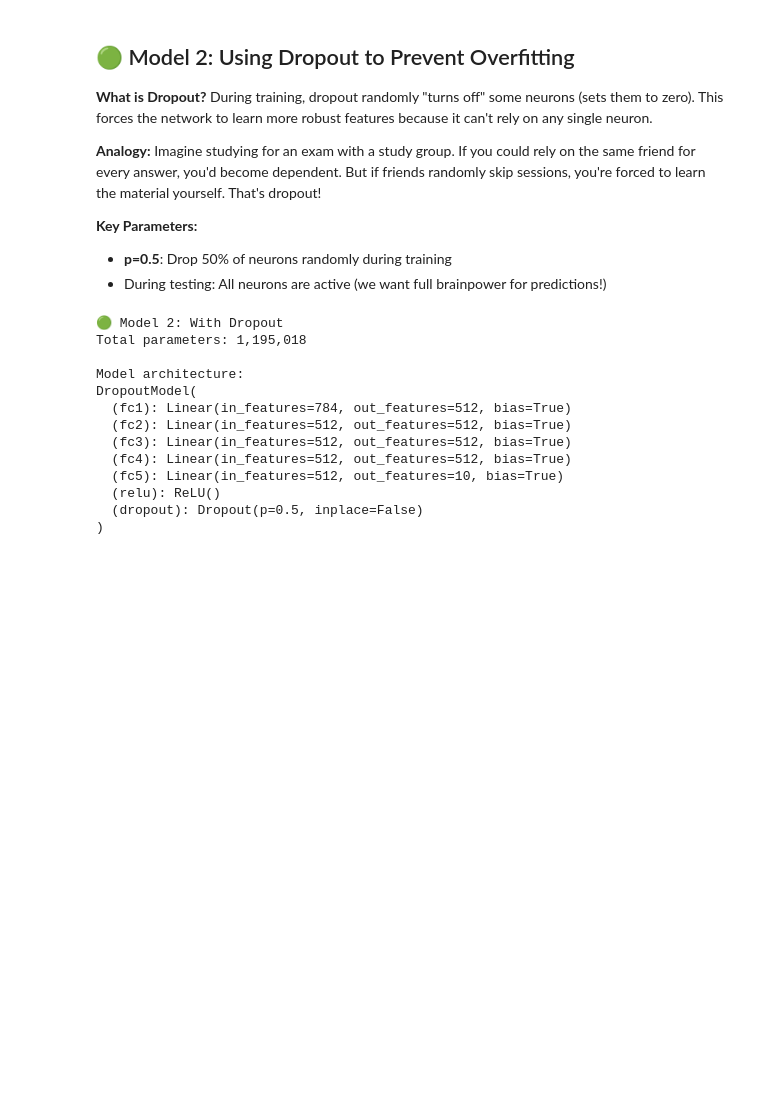
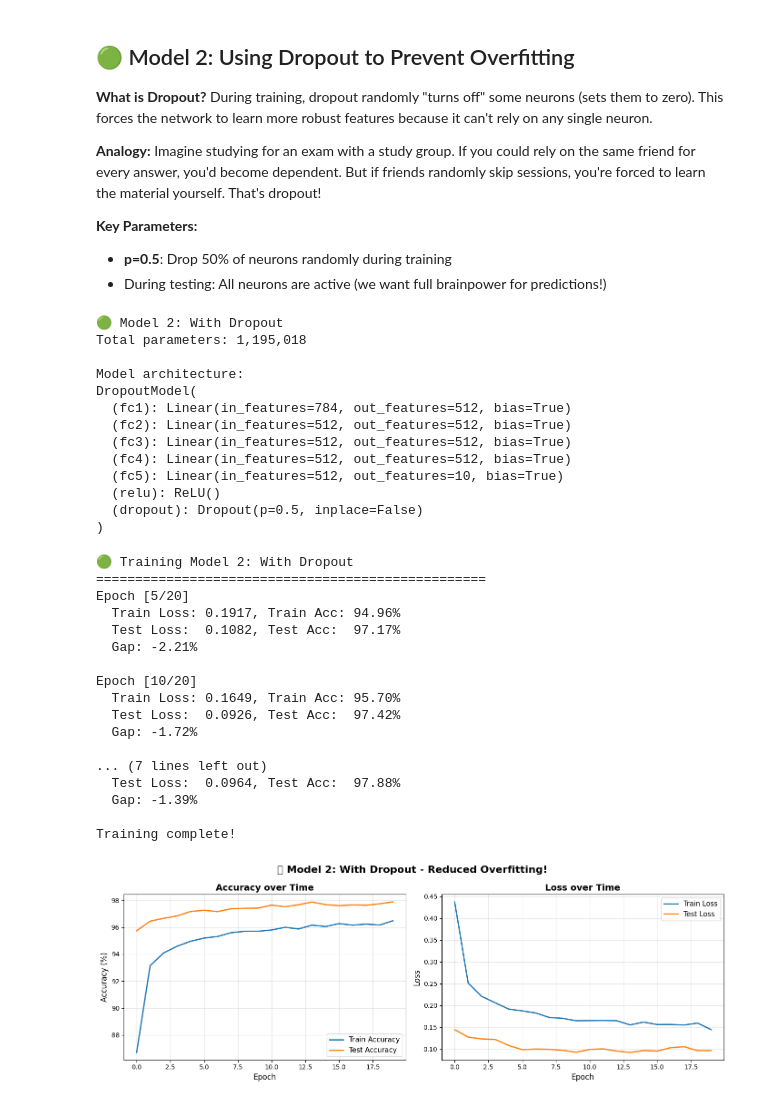
Before and after one commit to Benguerine/ai-notebook, a Jupyter notebook: kill_overfitting.ipynb, the cells around one changed output. Saved outputs shown, nothing was run; the diff lists cells and outputs as text; code cells hidden in the pictures; blank space fills up the shorter version.

Commit message:
add training dropout model to notebook

```diff
--- a/kill_overfitting.ipynb
+++ b/kill_overfitting.ipynb
@@ -430,3 +430,59 @@ DropoutModel(
   (relu): ReLU()
   (dropout): Dropout(p=0.5, inplace=False)
 )
+# %%
+# Train the dropout model
+
+print("🟢 Training Model 2: With Dropout\n" + "="*50)
+
+# Setup (same as before)
+criterion = nn.CrossEntropyLoss()
+optimizer = optim.Adam(dropout_model.parameters(), lr=0.001)
+
+# Track history
+dropout_history = {
+    'train_loss': [], 'train_acc': [],
+    'test_loss': [], 'test_acc': []
+}
+
+n_epochs = 20
+
+for epoch in range(n_epochs):
+    train_loss, train_acc = train_epoch(dropout_model, train_loader, criterion, optimizer, device)
+    test_loss, test_acc = evaluate(dropout_model, test_loader, criterion, device)
+
+    dropout_history['train_loss'].append(train_loss)
+    dropout_history['train_acc'].append(train_acc)
+    dropout_history['test_loss'].append(test_loss)
+    dropout_history['test_acc'].append(test_acc)
+
+    if (epoch + 1) % 5 == 0:
+        print(f"Epoch [{epoch+1}/{n_epochs}]")
+        print(f"  Train Loss: {train_loss:.4f}, Train Acc: {train_acc:.2f}%")
+        print(f"  Test Loss:  {test_loss:.4f}, Test Acc:  {test_acc:.2f}%")
+        print(f"  Gap: {train_acc - test_acc:.2f}%")
+        print()
+
+print("Training complete!")
+
+# Visualize
+plot_training_history(dropout_history, '🟢 Model 2: With Dropout - Reduced Overfitting!')
+# %% [output]
+🟢 Training Model 2: With Dropout
+==================================================
+Epoch [5/20]
+  Train Loss: 0.1917, Train Acc: 94.96%
+  Test Loss:  0.1082, Test Acc:  97.17%
+  Gap: -2.21%
+
+Epoch [10/20]
+  Train Loss: 0.1649, Train Acc: 95.70%
+  Test Loss:  0.0926, Test Acc:  97.42%
+  Gap: -1.72%
+
+... (7 lines left out)
+  Test Loss:  0.0964, Test Acc:  97.88%
+  Gap: -1.39%
+
+Training complete!
+[figure, added]
```
